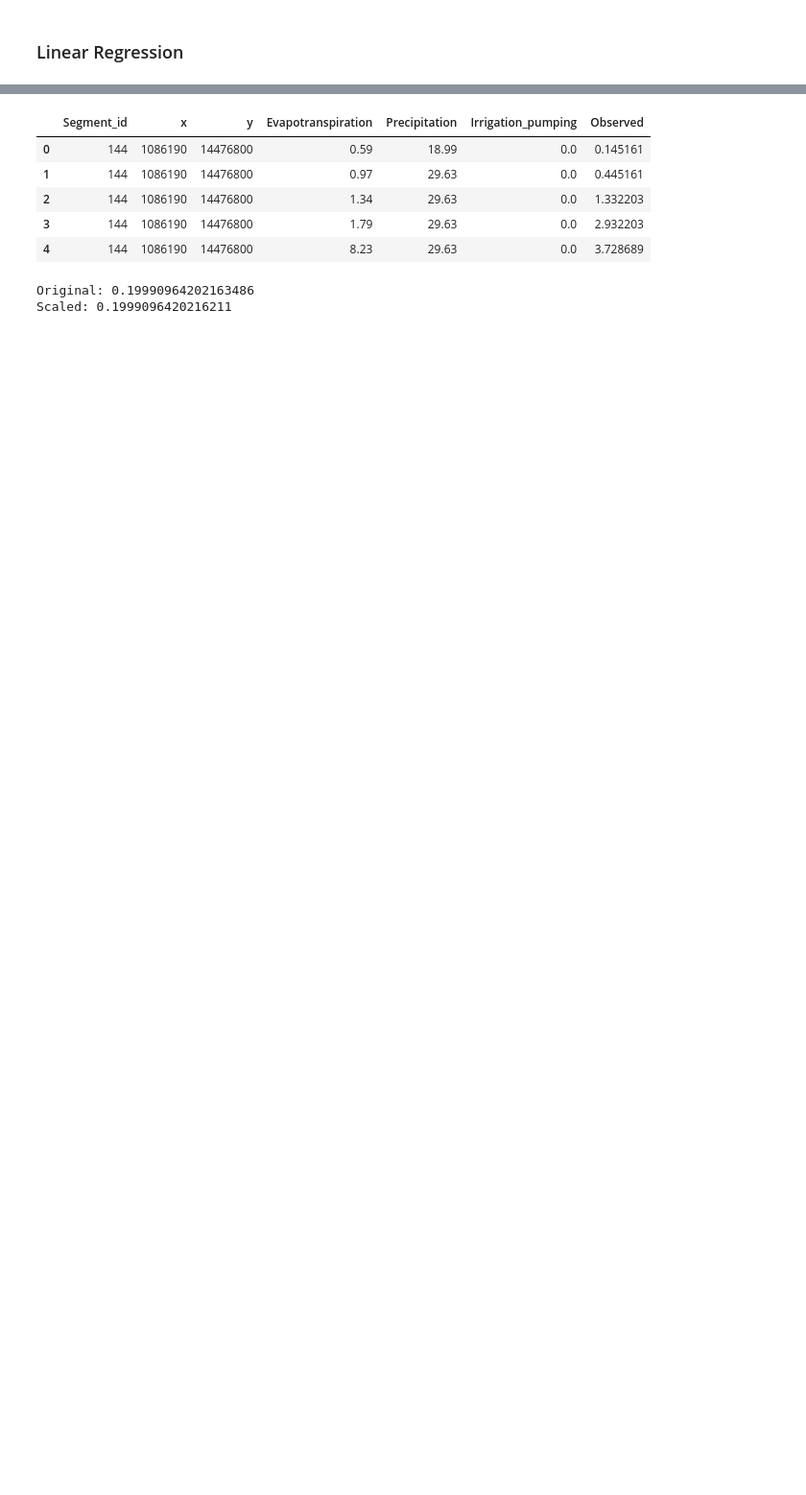
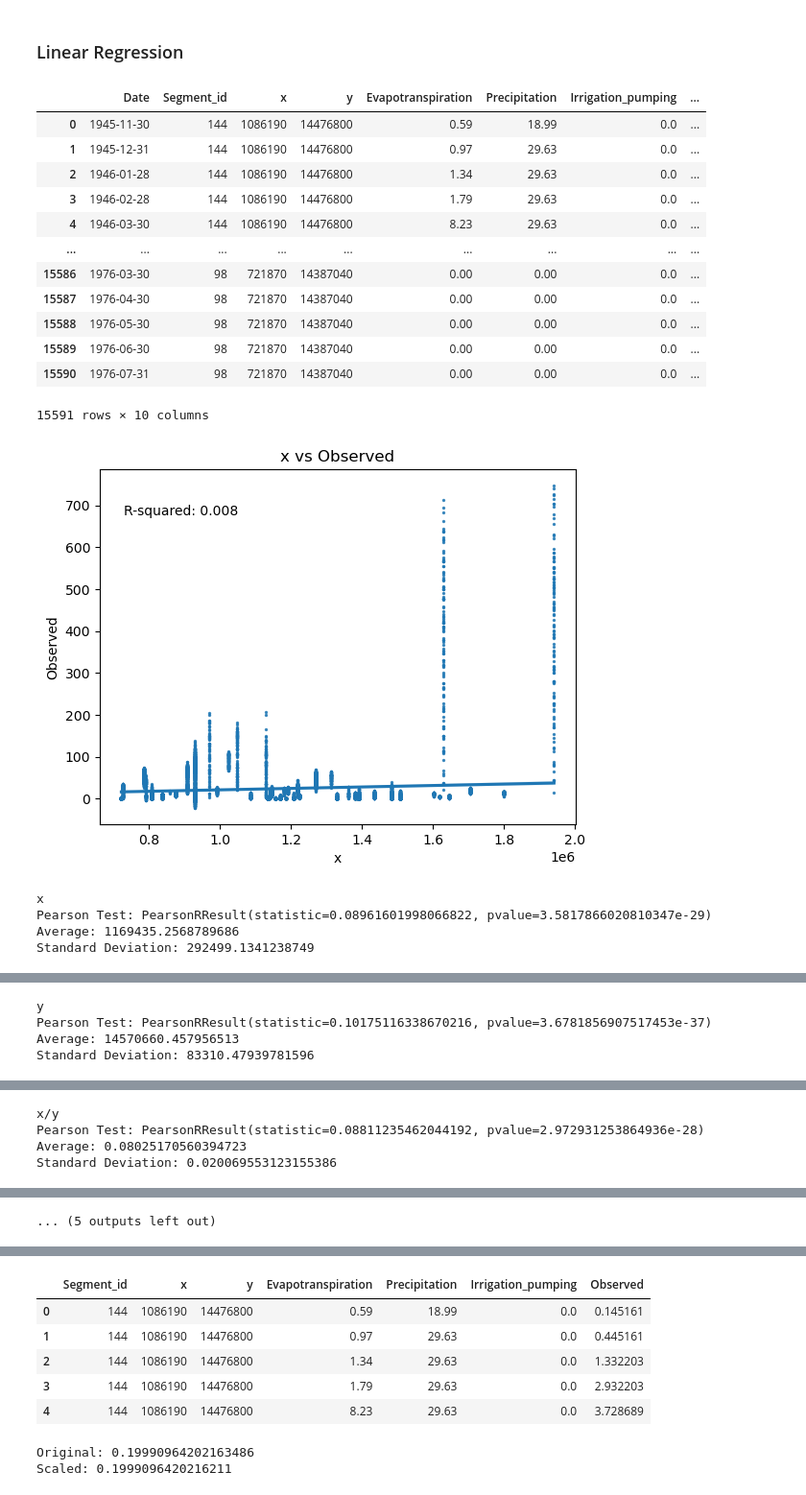
Before and after one commit to jakepper/CS5830-Group15-Project6, a Jupyter notebook: project6.ipynb, the cells around one changed output, grey strips where cells are left out. Shown at 96% size. Saved outputs shown, nothing was run; the diff lists cells and outputs as text; code cells hidden in the pictures; blank space fills up the shorter version.

```diff
--- a/project6.ipynb
+++ b/project6.ipynb
@@ -227,2 +112,63 @@ Standard Deviation: 10.512908513378601
 # %% [markdown]
 ### Linear Regression
+# %%
+
+target = 'Observed'
+
+X = df.drop(columns=[])
+y = df[target]
+display(X)
+
+for col in ['x', 'y','x/y','Evapotranspiration', 'Precipitation', 'Irrigation_pumping','Year']:
+    data = df[col]
+    plt.figure(col)
+    ax = sns.regplot(x=data, y=y, scatter_kws={'s':2})
+    ax.set_title(f'{col} vs Observed')
+    ax.set_ylabel("Observed")
+    ax.set_xlabel(col)
+    # plt.savefig(f'figures/{col}-plot.pdf')
+    # Calculate R-squared value
+    slope, intercept, r_value, p_value, std_err = stats.linregress(data, y)
+    r_squared = r_value ** 2
+
+    # Add text box with R-squared value
+    ax.text(0.05, 0.9, f"R-squared: {r_squared:.3f}", transform=ax.transAxes, fontsize=10, verticalalignment='top')
+
+    plt.show()
+    print(col)
+    print(f'Pearson Test: {stats.pearsonr(data, y)}')
+    print(f'Average: {data.mean()}')
+    print(f'Standard Deviation: {stats.tstd(data)}')
+
+# TODO: Look At Data Over Time
+#
+# Resample the DataFrame to a yearly frequency
+df_yearly = df.resample('Y', on='Date').mean()
+
+# Plot the 'Observed' column over years
+plt.figure()
+ax = sns.lineplot(data=df_yearly, x=df_yearly.index.year, y='Observed',alpha = 0.6)
+sns.regplot(x=df_yearly.index.year, y='Observed',data=df_yearly, scatter_kws={'s':4,'color':'black'})
+ax.set_title('Observed over Years')
+ax.set_ylabel('Observed')
+ax.set_xlabel('Year')
+plt.show()
+# %% [output]
+|  | Date | Segment_id | x | y | Evapotranspiration | Precipitation | Irrigation_pumping | ... |
+| 0 | 1945-11-30 | 144 | 1086190 | 14476800 | 0.59 | 18.99 | 0.0 | ... |
+| 1 | 1945-12-31 | 144 | 1086190 | 14476800 | 0.97 | 29.63 | 0.0 | ... |
+| 2 | 1946-01-28 | 144 | 1086190 | 14476800 | 1.34 | 29.63 | 0.0 | ... |
+| 3 | 1946-02-28 | 144 | 1086190 | 14476800 | 1.79 | 29.63 | 0.0 | ... |
+| 4 | 1946-03-30 | 144 | 1086190 | 14476800 | 8.23 | 29.63 | 0.0 | ... |
+| ... | ... | ... | ... | ... | ... | ... | ... | ... |
+| 15586 | 1976-03-30 | 98 | 721870 | 14387040 | 0.00 | 0.00 | 0.0 | ... |
+| 15587 | 1976-04-30 | 98 | 721870 | 14387040 | 0.00 | 0.00 | 0.0 | ... |
+| 15588 | 1976-05-30 | 98 | 721870 | 14387040 | 0.00 | 0.00 | 0.0 | ... |
+| 15589 | 1976-06-30 | 98 | 721870 | 14387040 | 0.00 | 0.00 | 0.0 | ... |
+| 15590 | 1976-07-31 | 98 | 721870 | 14387040 | 0.00 | 0.00 | 0.0 | ... |
+15591 rows × 10 columns
+[figure, added]
+x
+Pearson Test: PearsonRResult(statistic=0.08961601998066822, pvalue=3.5817866020810347e-29)
+Average: 1169435.2568789686
+Standard Deviation: 292499.1341238749
@@ -228,0 +176,4 @@ Standard Deviation: 10.512908513378601
+y
+Pearson Test: PearsonRResult(statistic=0.10175116338670216, pvalue=3.6781856907517453e-37)
+Average: 14570660.457956513
+Standard Deviation: 83310.47939781596
@@ -228,0 +181,4 @@ Standard Deviation: 10.512908513378601
+x/y
+Pearson Test: PearsonRResult(statistic=0.08811235462044192, pvalue=2.972931253864936e-28)
+Average: 0.08025170560394723
+Standard Deviation: 0.020069553123155386
@@ -228,0 +195 @@ Standard Deviation: 10.512908513378601
+... (5 outputs left out)
```
Also changed, not shown: parts of 15 cells of this notebook.
